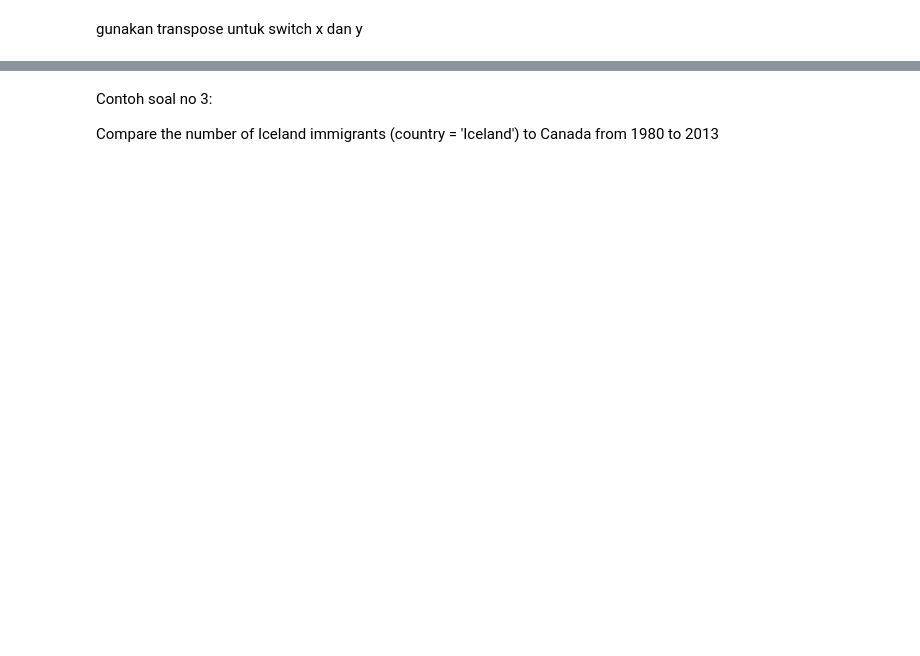
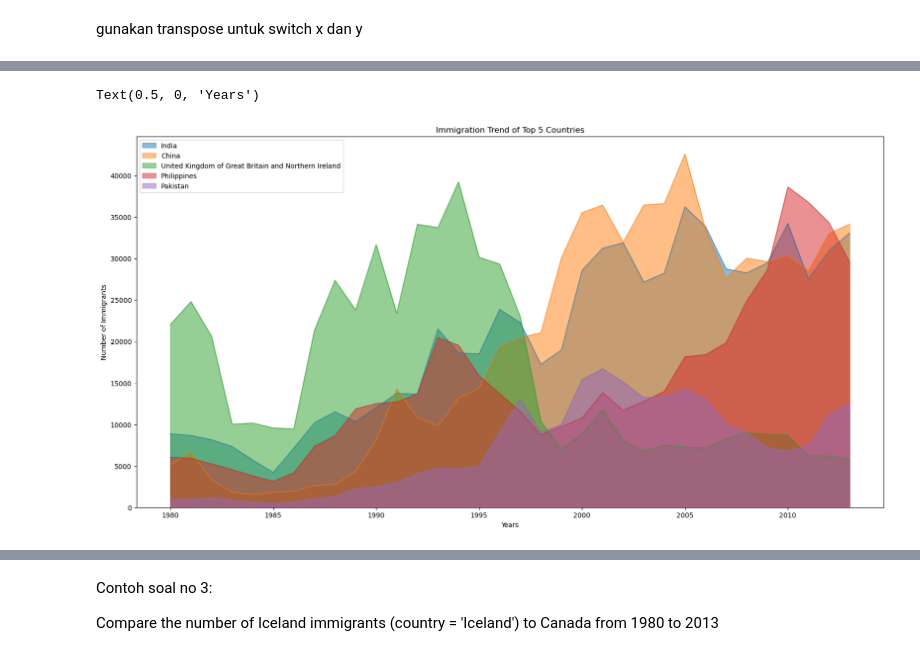
Before and after one commit to jennyaurelia/H8_1033, a Jupyter notebook: sesi7notes.ipynb, the cells around one changed output, grey strips where cells are left out. Drawn from its saved outputs; the diff is of its cells as text; code cells hidden in the pictures; blank space fills up the shorter version.

```diff
--- a/sesi7notes.ipynb
+++ b/sesi7notes.ipynb
@@ -361,0 +474,14 @@ KeyError: "None of [Index(['1980', '1981', '1982', '1983', '1984', '1985', '1986
+# %%
+df_top5.index = df_top5.index.map(int)
+# changing the index values of df_top5 to type integer for plotting
+# area plots terstacked scr default only when either semua nilai positif atau semua nilai negatif
+# semua nilai NaN akan ditetapkan scr default ke 0
+# unstacked plpt --> stacked=False
+df_top5.plot(kind='area', stacked = False, figsize=(20,10))
+
+plt.title('Immigration Trend of Top 5 Countries')
+plt.ylabel('Number of Immigrants')
+plt.xlabel('Years')
+# %% [output]
+Text(0.5, 0, 'Years')
+[figure, added]
```
Also changed, not shown: parts of 86 cells of this notebook.
